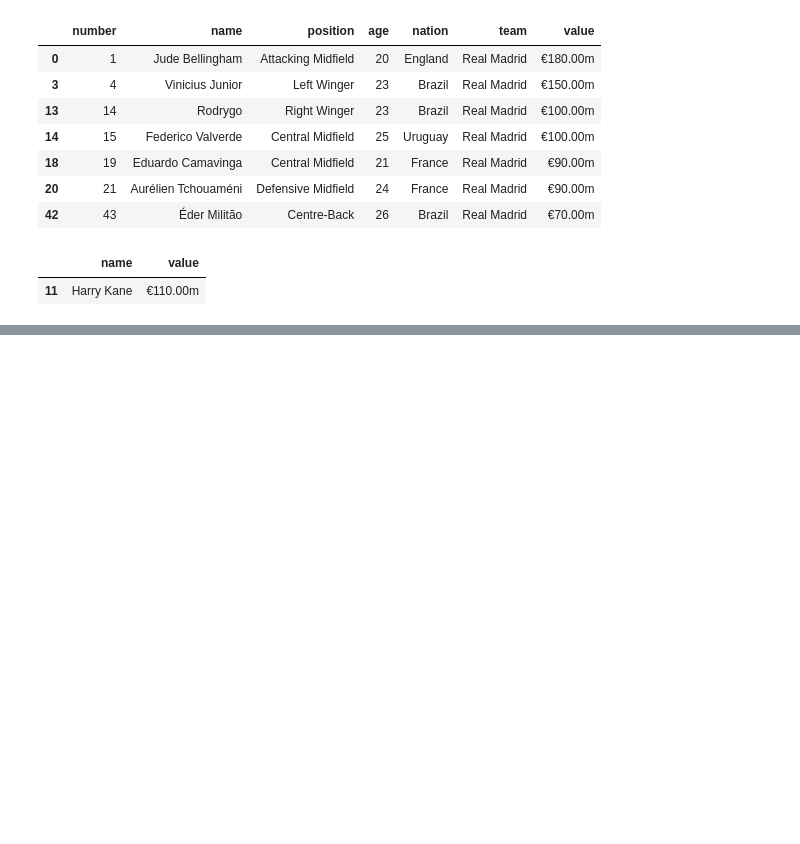
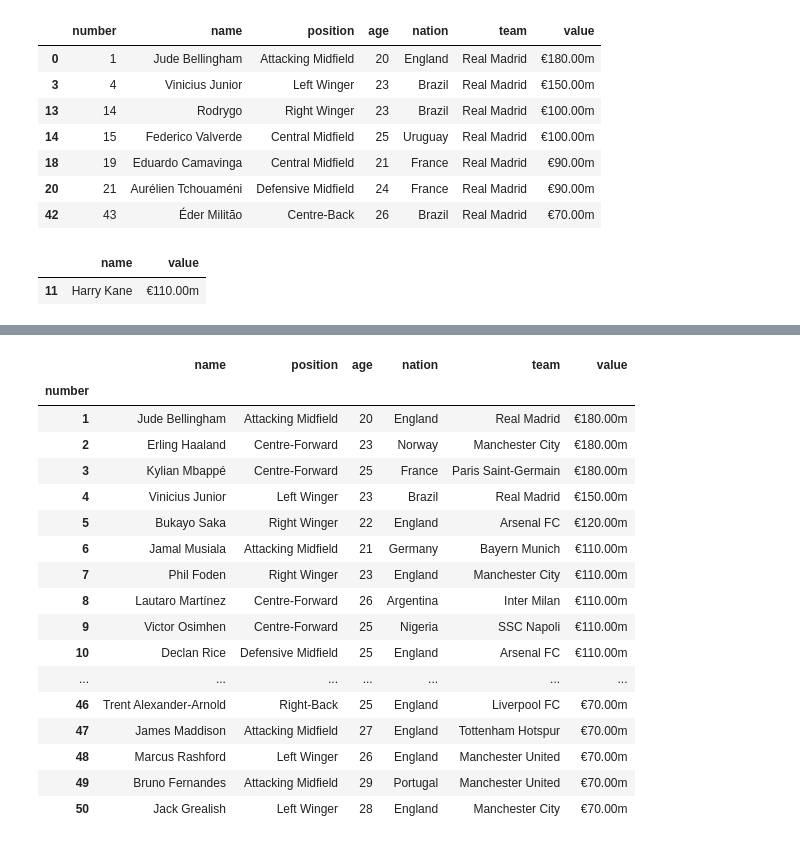
Before and after one commit to zsert1/transfermarket, a Jupyter notebook: pandas_with_50.ipynb, the cells around one changed output, grey strips where cells are left out. Cells and saved outputs as stored; diff of their text form; code cells hidden in the pictures; blank space fills up the shorter version.

```diff
--- a/pandas_with_50.ipynb
+++ b/pandas_with_50.ipynb
@@ -181,0 +214,22 @@ df.loc[age30IsUnder,['name','value']]
+# %%
+# 인덱스를 컬럼명으로 바꾸기
+df.set_index('number')
+# %% [output]
+|  | name | position | age | nation | team | value |
+| number |  |  |  |  |  |  |
+| 1 | Jude Bellingham | Attacking Midfield | 20 | England | Real Madrid | €180.00m |
+| 2 | Erling Haaland | Centre-Forward | 23 | Norway | Manchester City | €180.00m |
+| 3 | Kylian Mbappé | Centre-Forward | 25 | France | Paris Saint-Germain | €180.00m |
+| 4 | Vinicius Junior | Left Winger | 23 | Brazil | Real Madrid | €150.00m |
+| 5 | Bukayo Saka | Right Winger | 22 | England | Arsenal FC | €120.00m |
+| 6 | Jamal Musiala | Attacking Midfield | 21 | Germany | Bayern Munich | €110.00m |
+| 7 | Phil Foden | Right Winger | 23 | England | Manchester City | €110.00m |
+| 8 | Lautaro Martínez | Centre-Forward | 26 | Argentina | Inter Milan | €110.00m |
+| 9 | Victor Osimhen | Centre-Forward | 25 | Nigeria | SSC Napoli | €110.00m |
+| 10 | Declan Rice | Defensive Midfield | 25 | England | Arsenal FC | €110.00m |
+| ... | ... | ... | ... | ... | ... | ... |
+| 46 | Trent Alexander-Arnold | Right-Back | 25 | England | Liverpool FC | €70.00m |
+| 47 | James Maddison | Attacking Midfield | 27 | England | Tottenham Hotspur | €70.00m |
+| 48 | Marcus Rashford | Left Winger | 26 | England | Manchester United | €70.00m |
+| 49 | Bruno Fernandes | Attacking Midfield | 29 | Portugal | Manchester United | €70.00m |
+| 50 | Jack Grealish | Left Winger | 28 | England | Manchester City | €70.00m |
```
Also changed, not shown: parts of 21 cells of this notebook, 1 other file.
